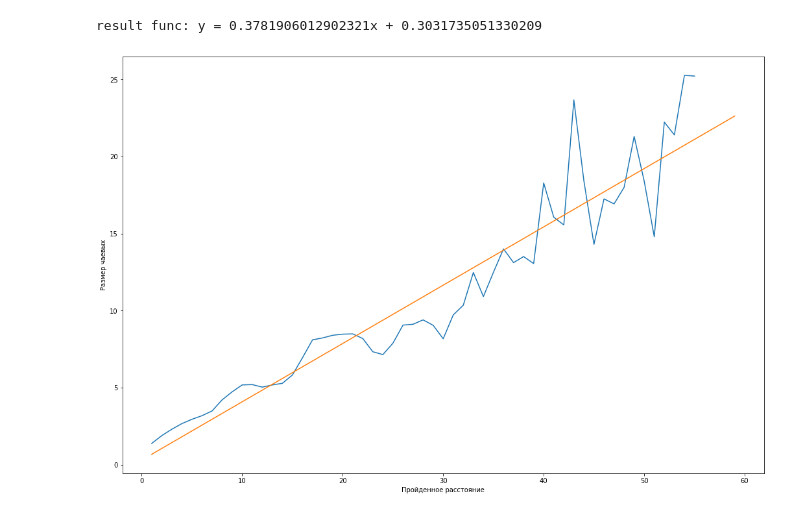
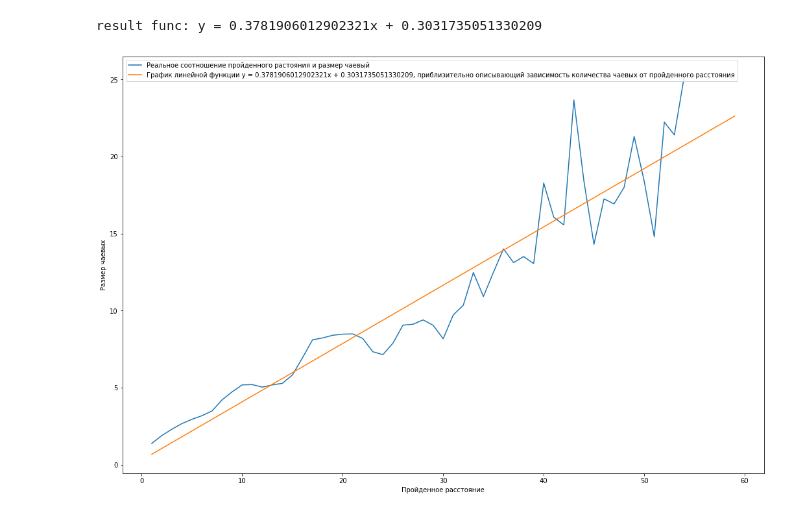
Before and after one commit to KurlesHS/de-attestation, a Jupyter notebook: python/dist_and_tip.ipynb, the cells around one changed output. Saved outputs shown, nothing was run; the diff lists cells and outputs as text; code cells hidden in the pictures.

```diff
--- a/python/dist_and_tip.ipynb
+++ b/python/dist_and_tip.ipynb
@@ -19,21 +19,27 @@ result func: y = 0.3781906012902321x + 0.3031735051330209
 # %%
 import matplotlib.pyplot as plt
 
 def cm_to_inch(value):
     return value/2.54
 
-plt.figure(figsize=(cm_to_inch(15 * 3),cm_to_inch(10 * 3)))
-plt.plot(dist_and_tip[0], dist_and_tip[1])
+fig = plt.figure(figsize=(cm_to_inch(15 * 3),cm_to_inch(10 * 3)))
+fig.patch.set_facecolor('white')
+ax = plt.axes()
+ax.set_facecolor("white")
+line2 = plt.plot(dist_and_tip[0], dist_and_tip[1], label="Реальное соотношение пройденного растояния и размер чаевый")
 plt.ylabel('Размер чаевых')
 plt.xlabel('Пройденное расстояние')
+#ax = plt.axes()
+#ax.set_facecolor("white")
 
 predict_data = np.empty(shape=[59, 2])
 for i in range(1, 60):
     predict_data[i-1][0] = i
     predict_data[i-1][1] = i * model.coef_ + model.intercept_
 
 predict_data = predict_data.T
-plt.plot(predict_data[0], predict_data[1])
+line2, = plt.plot(predict_data[0], predict_data[1], label="График линейной функции y = {}x + {}, приблизительно описывающий зависимость количества чаевых от пройденного расстояния".format(model.coef_[0], model.intercept_))
+plt.legend(loc="upper left")
 plt.show()
 # %% [output]
-[figure, old version]
+[figure, new version]
```
Also changed, not shown: 3 other files.
